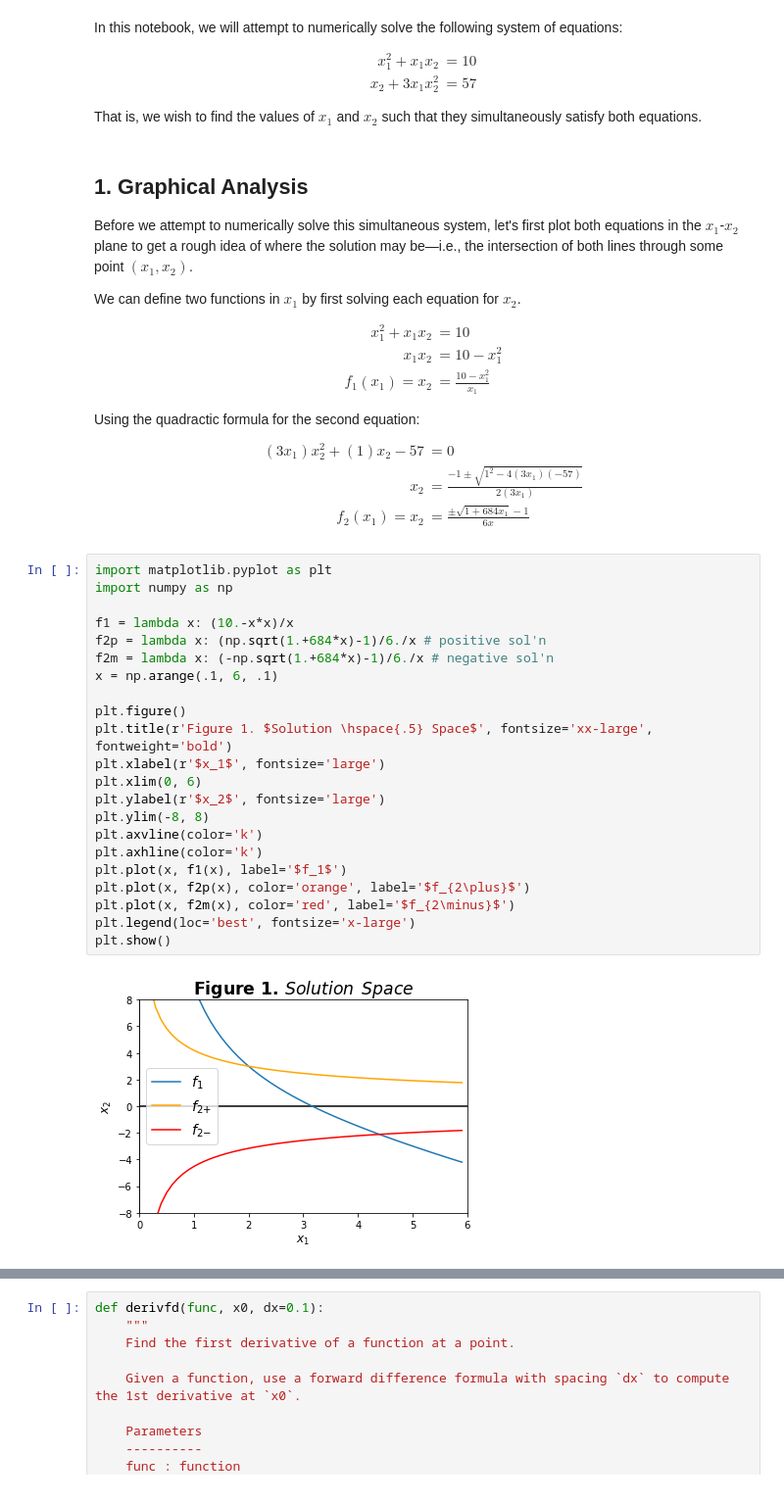
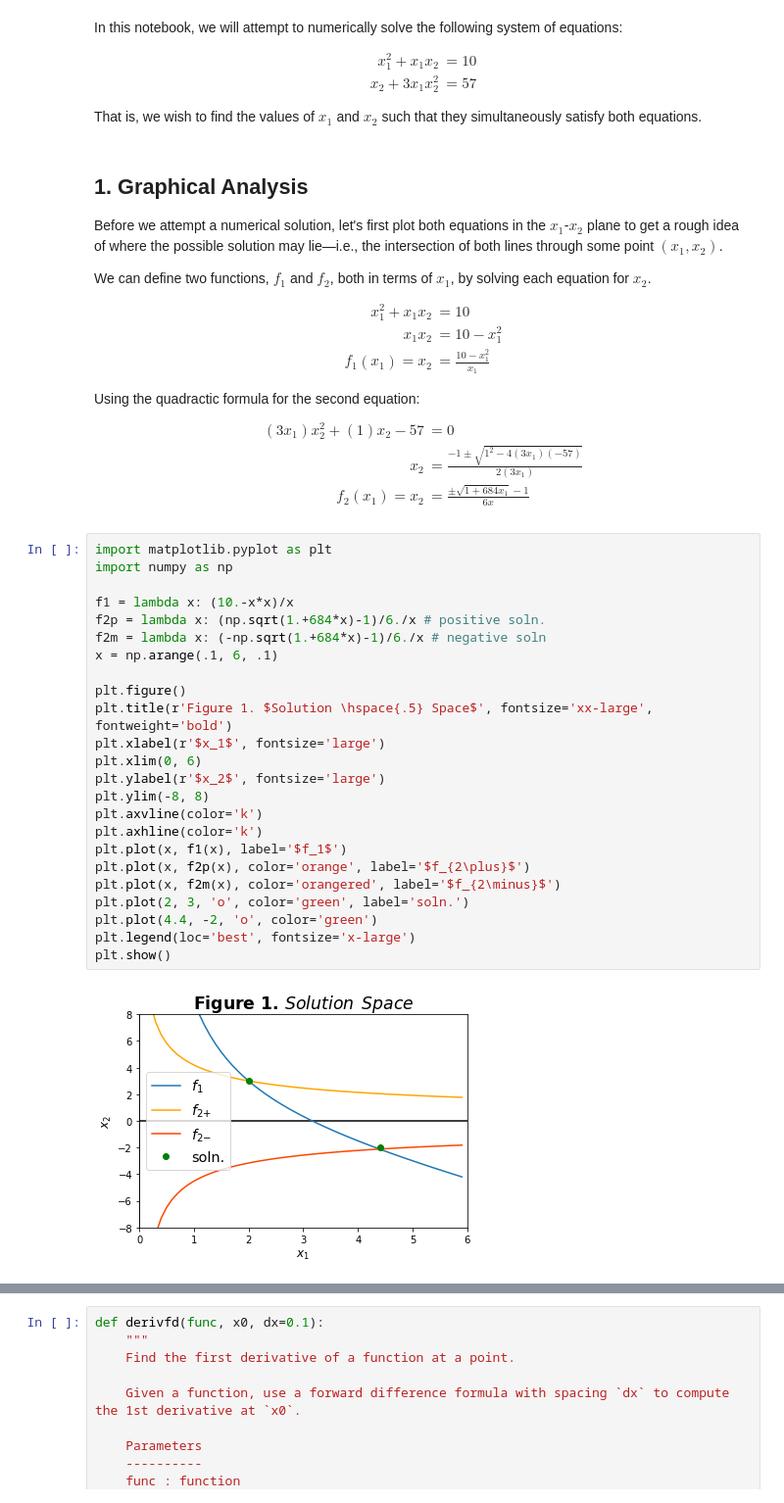
Before and after one commit to sabaronett/computational-physics-class-404-604-Spring-2020, a Jupyter notebook: homework/hw04.ipynb, the cells around one changed output, grey strips where cells are left out. Shown at 98% size. Saved outputs shown, nothing was run; the diff lists cells and outputs as text.

```diff
--- a/homework/hw04.ipynb
+++ b/homework/hw04.ipynb
@@ -16,9 +16,9 @@ That is, we wish to find the values of $x_1$ and $x_2$ such that they simultaneo
 # %% [markdown]
 ## 1. Graphical Analysis
 
-Before we attempt to numerically solve this simultaneous system, let's first plot both equations in the $x_1$-$x_2$ plane to get a rough idea of where the solution may be&mdash;i.e., the intersection of both lines through some point $(x_1, x_2)$.
+Before we attempt a numerical solution, let's first plot both equations in the $x_1$-$x_2$ plane to get a rough idea of where the possible solution may lie&mdash;i.e., the intersection of both lines through some point $(x_1, x_2)$.
 
-We can define two functions in $x_1$ by first solving each equation for $x_2$.
+We can define two functions, $f_1$ and $f_2$, both in terms of $x_1$, by solving each equation for $x_2$.
 
 \begin{align*}
 x_1^2 + x_1x_2 &= 10\\
@@ -37,24 +37,26 @@ f_2(x_1) = x_2 &= \frac{\pm\sqrt{1 + 684x_1}-1}{6x}
 # %%
 import matplotlib.pyplot as plt
 import numpy as np
 
 f1 = lambda x: (10.-x*x)/x
-f2p = lambda x: (np.sqrt(1.+684*x)-1)/6./x # positive sol'n
-f2m = lambda x: (-np.sqrt(1.+684*x)-1)/6./x # negative sol'n
+f2p = lambda x: (np.sqrt(1.+684*x)-1)/6./x # positive soln.
+f2m = lambda x: (-np.sqrt(1.+684*x)-1)/6./x # negative soln
 x = np.arange(.1, 6, .1)
 
 plt.figure()
 plt.title(r'Figure 1. $Solution \hspace{.5} Space$', fontsize='xx-large', fontweight='bold')
 plt.xlabel(r'$x_1$', fontsize='large')
 plt.xlim(0, 6)
 plt.ylabel(r'$x_2$', fontsize='large')
 plt.ylim(-8, 8)
 plt.axvline(color='k')
 plt.axhline(color='k')
 plt.plot(x, f1(x), label='$f_1$')
 plt.plot(x, f2p(x), color='orange', label='$f_{2\plus}$')
-plt.plot(x, f2m(x), color='red', label='$f_{2\minus}$')
+plt.plot(x, f2m(x), color='orangered', label='$f_{2\minus}$')
+plt.plot(2, 3, 'o', color='green', label='soln.')
+plt.plot(4.4, -2, 'o', color='green')
 plt.legend(loc='best', fontsize='x-large')
 plt.show()
 # %% [output]
-[figure, old version]
+[figure, new version]
```
Also changed, not shown: parts of 3 cells of this notebook.
